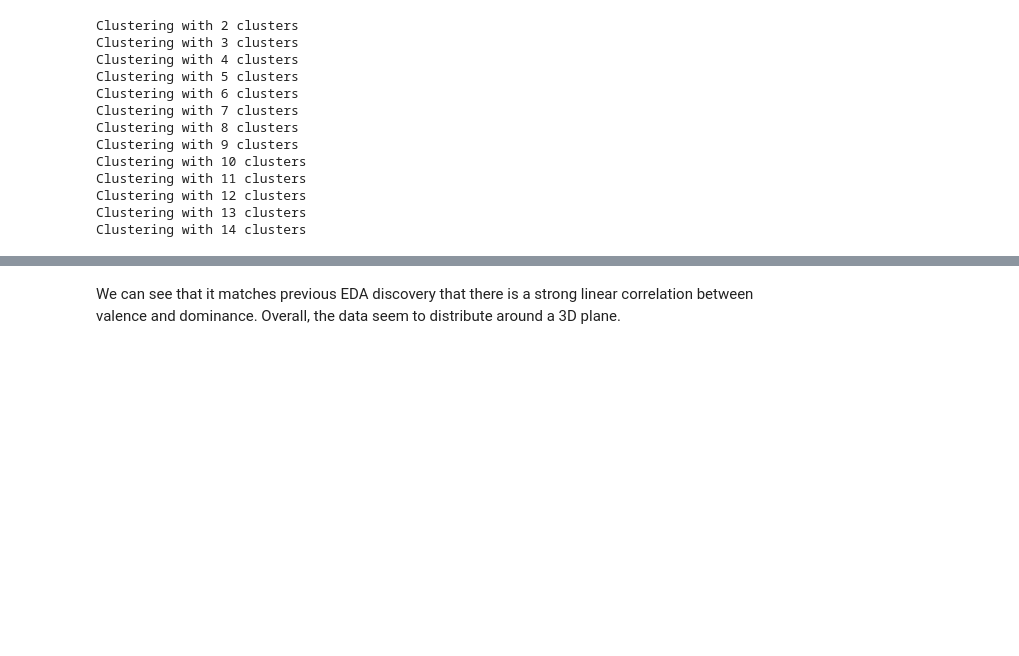
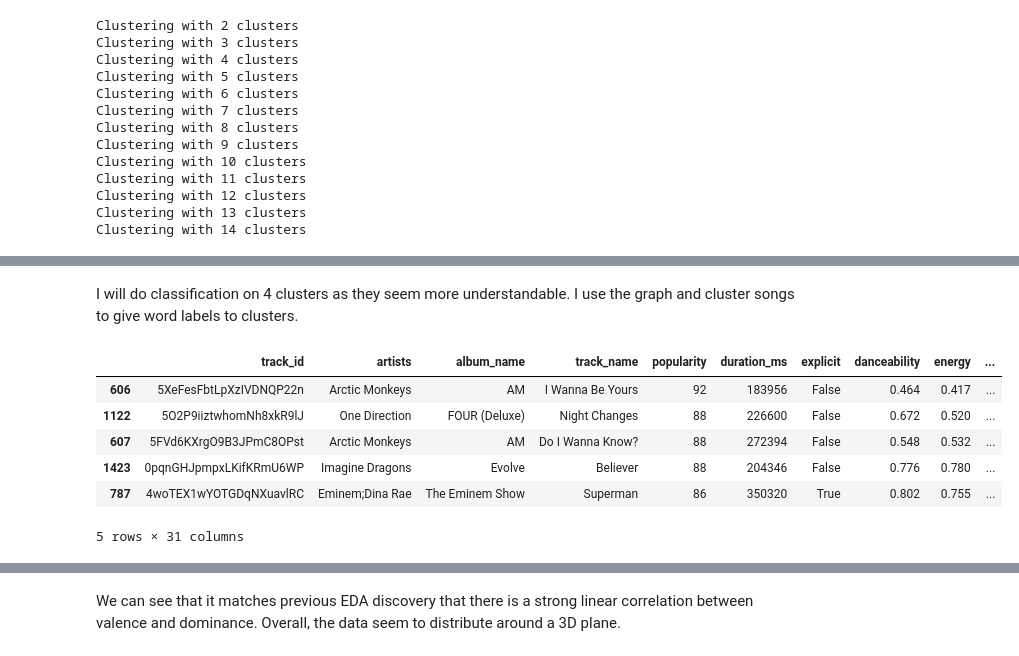
Before and after one commit to Speeb04/JSC270-Final-Project, a Jupyter notebook: final_modelling.ipynb, the cells around one changed output, grey strips where cells are left out. Drawn from its saved outputs; the diff is of its cells as text; code cells hidden in the pictures; blank space fills up the shorter version.

```diff
--- a/final_modelling.ipynb
+++ b/final_modelling.ipynb
@@ -121,0 +121,13 @@ fig.show()
+# %% [markdown]
+I will do classification on 4 clusters as they seem more understandable. I use the graph and cluster songs to give word labels to clusters.
+# %%
+df[kmeans_labels[4] == 0].sort_values('popularity', ascending=False).head()
+# Energetic
+# %% [output]
+|  | track_id | artists | album_name | track_name | popularity | duration_ms | explicit | danceability | energy | ... |
+| 606 | 5XeFesFbtLpXzIVDNQP22n | Arctic Monkeys | AM | I Wanna Be Yours | 92 | 183956 | False | 0.464 | 0.417 | ... |
+| 1122 | 5O2P9iiztwhomNh8xkR9lJ | One Direction | FOUR (Deluxe) | Night Changes | 88 | 226600 | False | 0.672 | 0.520 | ... |
+| 607 | 5FVd6KXrgO9B3JPmC8OPst | Arctic Monkeys | AM | Do I Wanna Know? | 88 | 272394 | False | 0.548 | 0.532 | ... |
+| 1423 | 0pqnGHJpmpxLKifKRmU6WP | Imagine Dragons | Evolve | Believer | 88 | 204346 | False | 0.776 | 0.780 | ... |
+| 787 | 4woTEX1wYOTGDqNXuavlRC | Eminem;Dina Rae | The Eminem Show | Superman | 86 | 350320 | True | 0.802 | 0.755 | ... |
+5 rows × 31 columns
```
Also changed, not shown: parts of 21 cells of this notebook.
